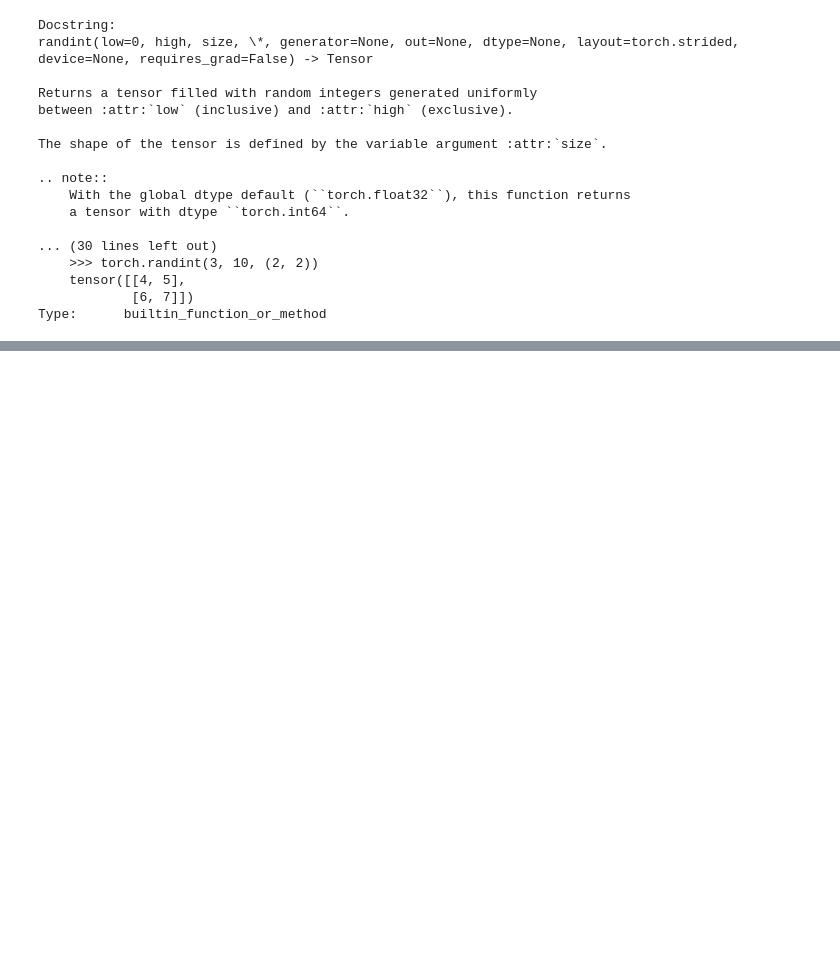
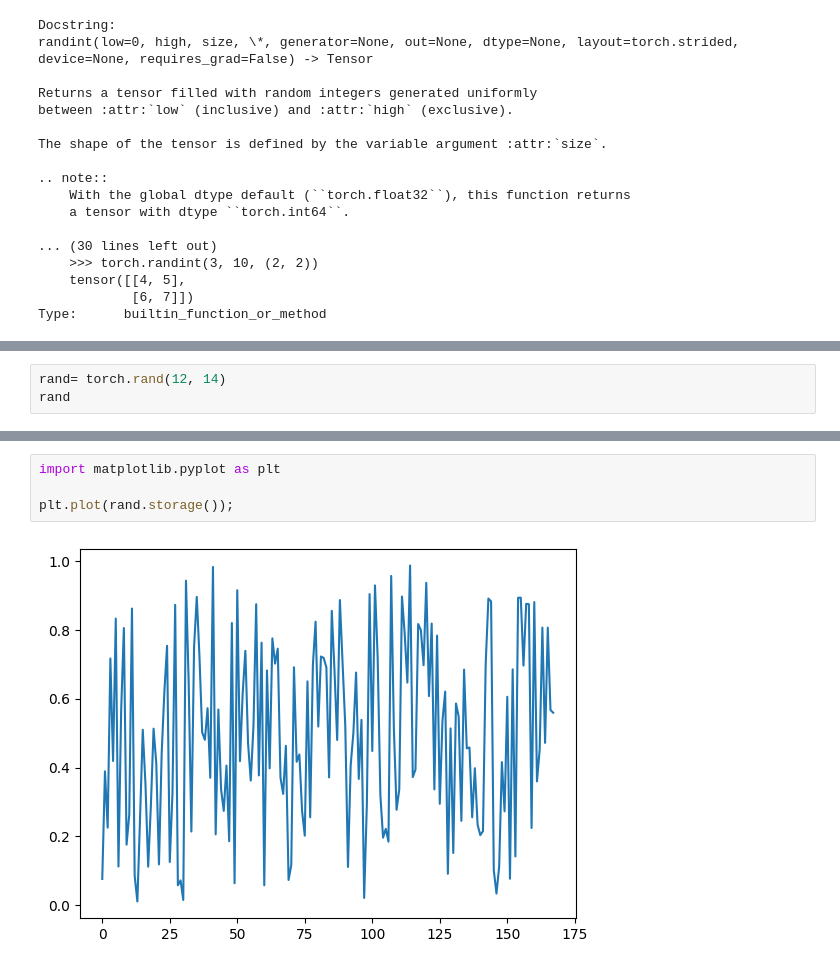
Before and after one commit to Pragateeshwaran/Practice-session, a Jupyter notebook: TORCH/1-Random.ipynb, the cells around one changed output, grey strips where cells are left out. Cells and saved outputs as stored; diff of their text form; blank space fills up the shorter version.

```diff
--- a/TORCH/1-Random.ipynb
+++ b/TORCH/1-Random.ipynb
@@ -90,0 +82,3 @@ tensor([[[0.6927, 0.6927, 0.6927],
+# %%
+rand= torch.rand(12, 14)
+rand
@@ -90,0 +103,6 @@ tensor([[[0.6927, 0.6927, 0.6927],
+# %%
+import matplotlib.pyplot as plt
+
+plt.plot(rand.storage());
+# %% [output]
+[figure, added]
```
Also changed, not shown: parts of 12 cells of this notebook, 1 other file.
